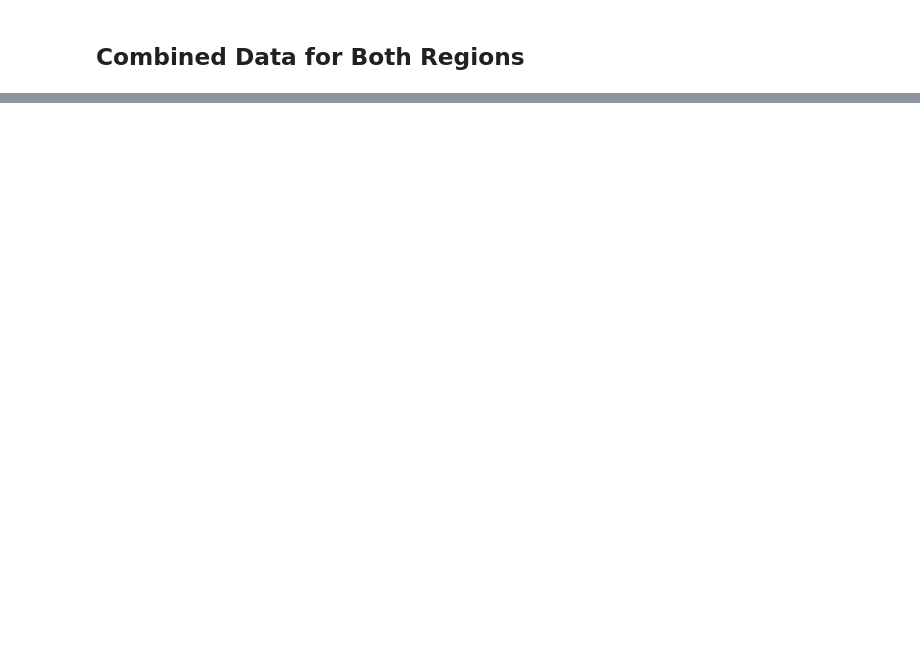
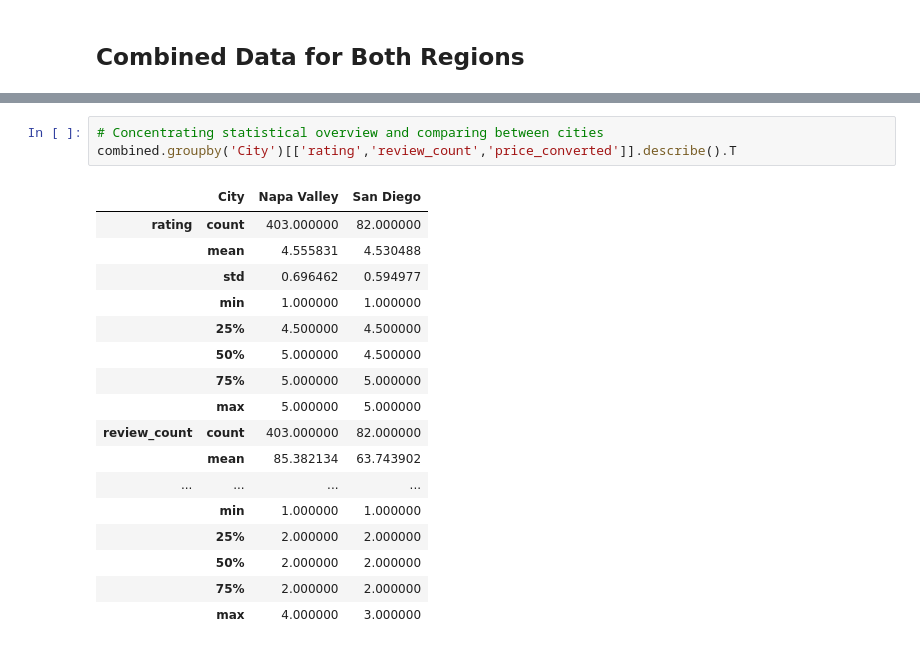
Before and after one commit to pleasecallmejax/Phase-1-Project, a Jupyter notebook: 1 EDA - Condensed and Annotated.ipynb, the cells around one changed output, grey strips where cells are left out. Drawn from its saved outputs; the diff is of its cells as text; blank space fills up the shorter version.

```diff
--- a/1 EDA - Condensed and Annotated.ipynb
+++ b/1 EDA - Condensed and Annotated.ipynb
@@ -524,0 +133,21 @@ fig.show();
+# %%
+# Concentrating statistical overview and comparing between cities
+combined.groupby('City')[['rating','review_count','price_converted']].describe().T
+# %% [output]
+|  | City | Napa Valley | San Diego |
+| rating | count | 403.000000 | 82.000000 |
+|  | mean | 4.555831 | 4.530488 |
+|  | std | 0.696462 | 0.594977 |
+|  | min | 1.000000 | 1.000000 |
+|  | 25% | 4.500000 | 4.500000 |
+|  | 50% | 5.000000 | 4.500000 |
+|  | 75% | 5.000000 | 5.000000 |
+|  | max | 5.000000 | 5.000000 |
+| review_count | count | 403.000000 | 82.000000 |
+|  | mean | 85.382134 | 63.743902 |
+| ... | ... | ... | ... |
+|  | min | 1.000000 | 1.000000 |
+|  | 25% | 2.000000 | 2.000000 |
+|  | 50% | 2.000000 | 2.000000 |
+|  | 75% | 2.000000 | 2.000000 |
+|  | max | 4.000000 | 3.000000 |
```
Also changed, not shown: parts of 91 cells of this notebook, 5 other files.
